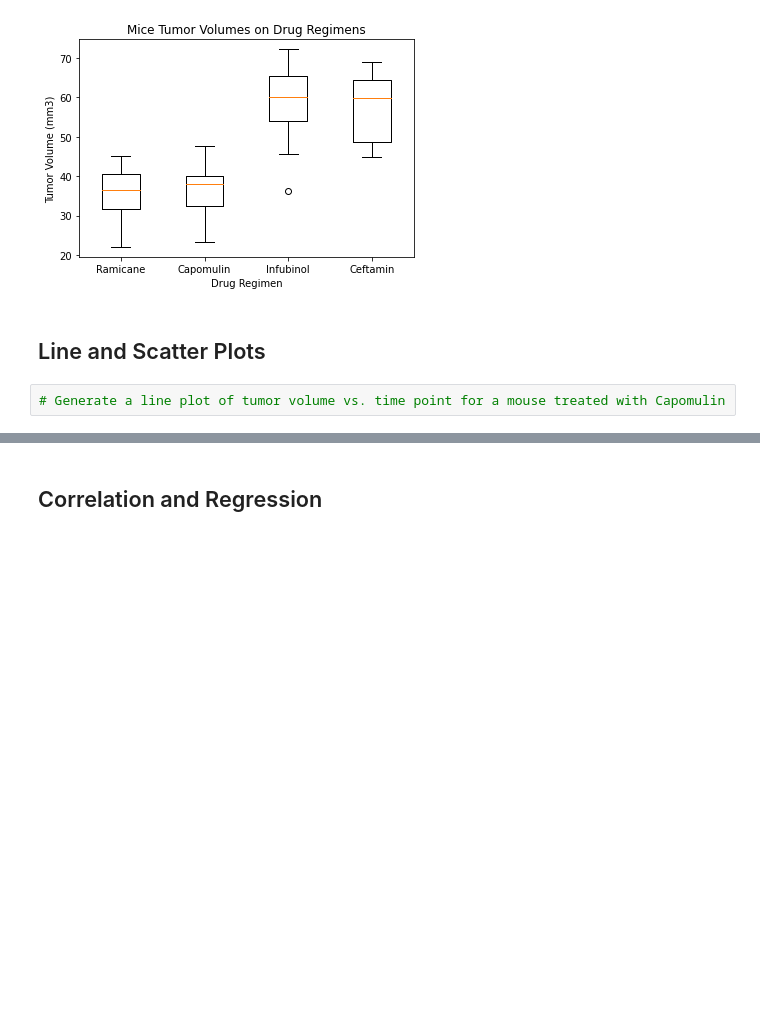
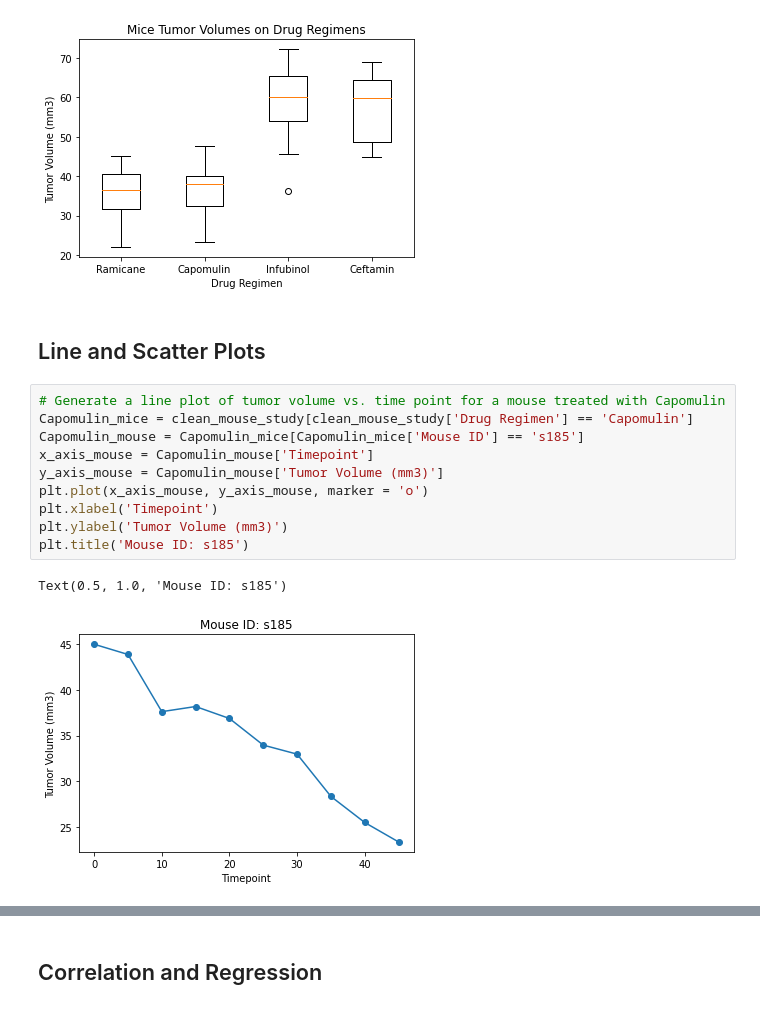
Before and after one commit to ichakrabarty/matplotlib-challenge, a Jupyter notebook: Pymaceuticals/pymaceuticals_starter.ipynb, the cells around one changed output, grey strips where cells are left out. Drawn from its saved outputs; the diff is of its cells as text; blank space fills up the shorter version.

Commit message:
Added line and scatter plot code

```diff
--- a/Pymaceuticals/pymaceuticals_starter.ipynb
+++ b/Pymaceuticals/pymaceuticals_starter.ipynb
@@ -326,5 +326,16 @@ plt.show()
 ## Line and Scatter Plots
 # %%
 # Generate a line plot of tumor volume vs. time point for a mouse treated with Capomulin
+Capomulin_mice = clean_mouse_study[clean_mouse_study['Drug Regimen'] == 'Capomulin']
+Capomulin_mouse = Capomulin_mice[Capomulin_mice['Mouse ID'] == 's185']
+x_axis_mouse = Capomulin_mouse['Timepoint']
+y_axis_mouse = Capomulin_mouse['Tumor Volume (mm3)']
+plt.plot(x_axis_mouse, y_axis_mouse, marker = 'o')
+plt.xlabel('Timepoint')
+plt.ylabel('Tumor Volume (mm3)')
+plt.title('Mouse ID: s185')
+# %% [output]
+Text(0.5, 1.0, 'Mouse ID: s185')
+[figure, added]
 # %%
 # Generate a scatter plot of average tumor volume vs. mouse weight for the Capomulin regimen
```
Also changed, not shown: parts of 1 cell of this notebook.
